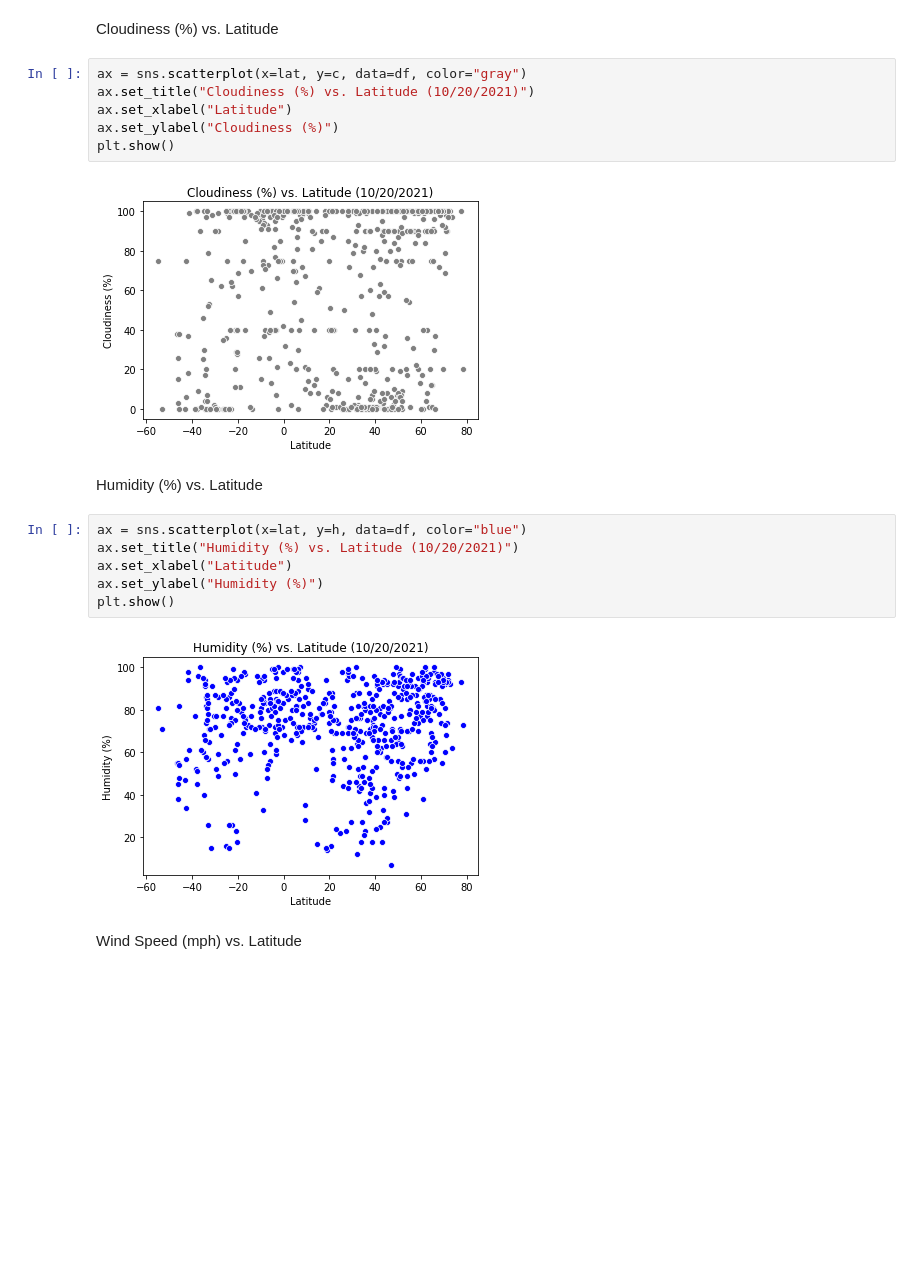
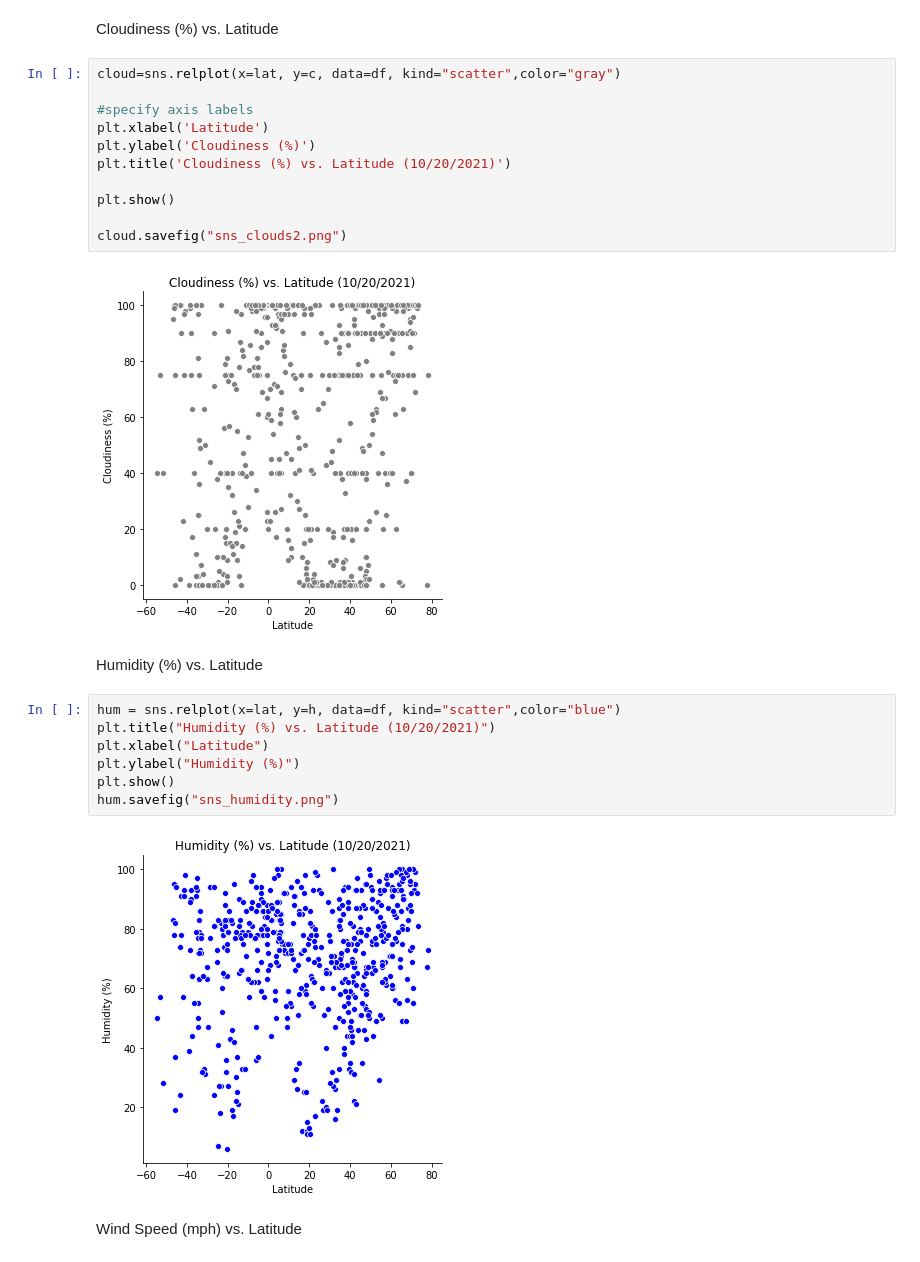
Before and after one commit to sedgedigital/Weather-Latitude-Correlation-API, a Jupyter notebook: WeatherAPI.ipynb, the cells around one changed output. Drawn from its saved outputs; the diff is of its cells as text; blank space fills up the shorter version.

```diff
--- a/WeatherAPI.ipynb
+++ b/WeatherAPI.ipynb
@@ -312,23 +305,29 @@ import seaborn as sns
 # %% [markdown]
 Cloudiness (%) vs. Latitude
 # %%
-ax = sns.scatterplot(x=lat, y=c, data=df, color="gray")
-ax.set_title("Cloudiness (%) vs. Latitude (10/20/2021)")
-ax.set_xlabel("Latitude")
-ax.set_ylabel("Cloudiness (%)")
+cloud=sns.relplot(x=lat, y=c, data=df, kind="scatter",color="gray")
+
+#specify axis labels
+plt.xlabel('Latitude')
+plt.ylabel('Cloudiness (%)')
+plt.title('Cloudiness (%) vs. Latitude (10/20/2021)')
+
 plt.show()
+
+cloud.savefig("sns_clouds2.png")
 # %% [output]
-[figure, old version]
+[figure, new version]
 # %% [markdown]
 Humidity (%) vs. Latitude
 # %%
-ax = sns.scatterplot(x=lat, y=h, data=df, color="blue")
-ax.set_title("Humidity (%) vs. Latitude (10/20/2021)")
-ax.set_xlabel("Latitude")
-ax.set_ylabel("Humidity (%)")
+hum = sns.relplot(x=lat, y=h, data=df, kind="scatter",color="blue")
+plt.title("Humidity (%) vs. Latitude (10/20/2021)")
+plt.xlabel("Latitude")
+plt.ylabel("Humidity (%)")
 plt.show()
+hum.savefig("sns_humidity.png")
 # %% [output]
-[figure, old version]
+[figure, new version]
 # %% [markdown]
 Wind Speed (mph) vs. Latitude
 # %%
```
Also changed, not shown: parts of 27 cells of this notebook, 16 other files.
